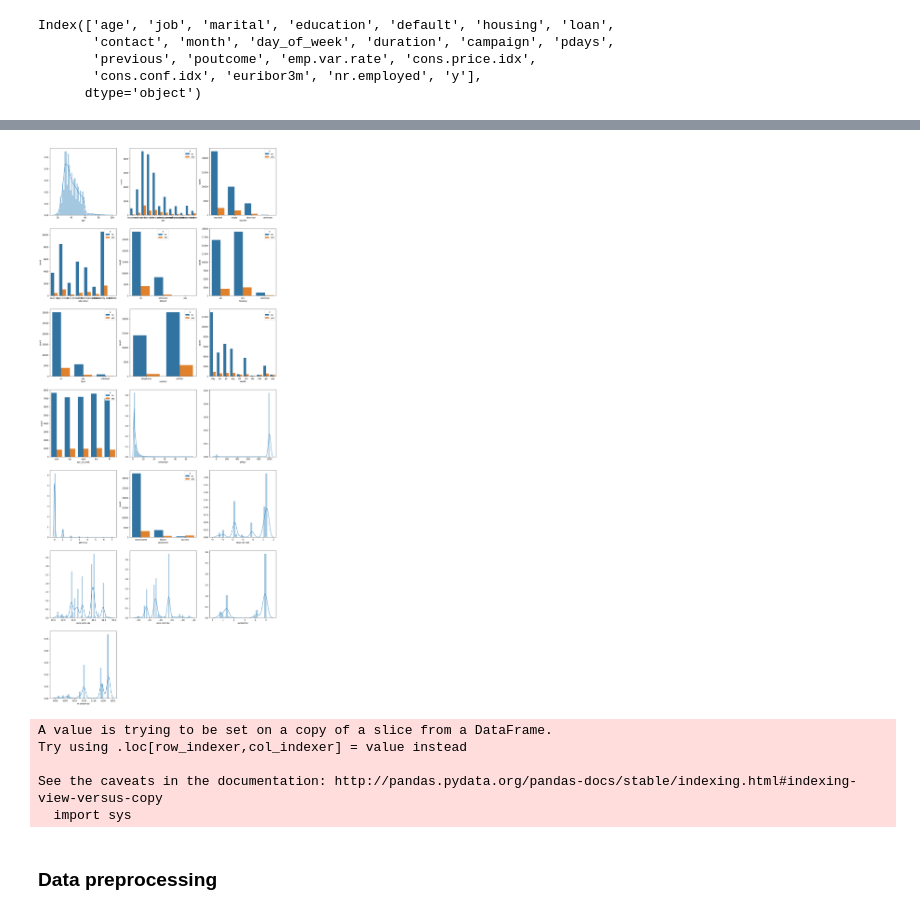
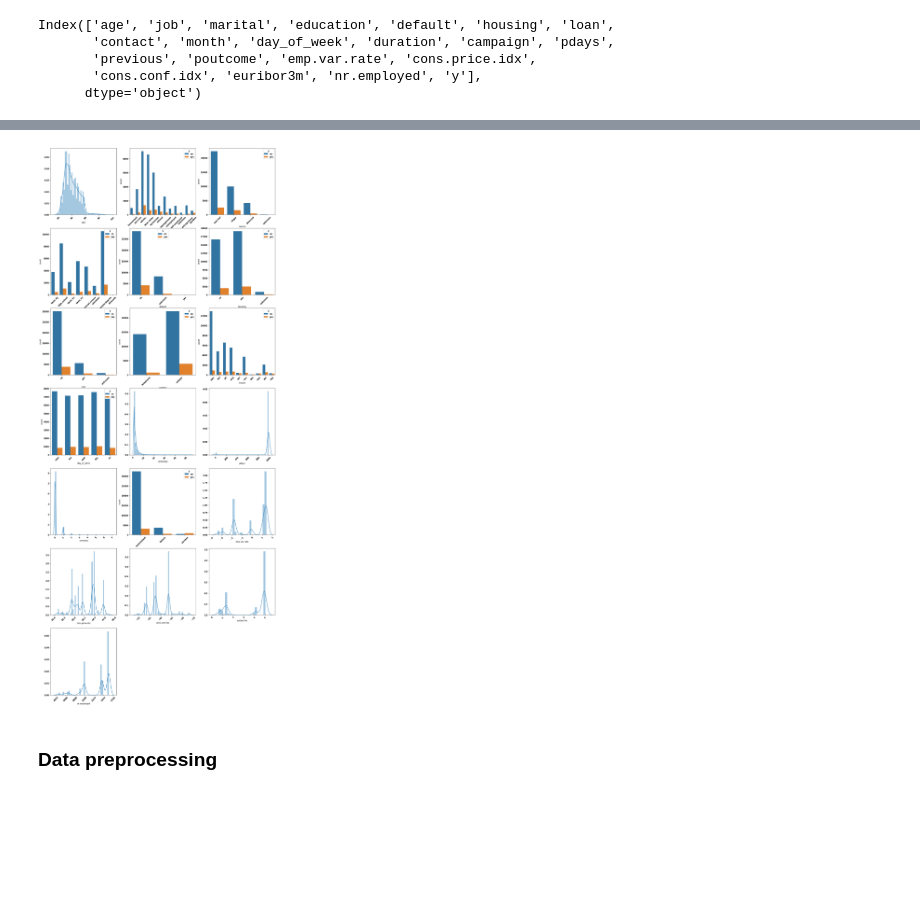
Before and after one commit to ng-kode/Bank-Marketing, a Jupyter notebook: Untitled2.ipynb, the cells around one changed output, grey strips where cells are left out. Cells and saved outputs as stored; diff of their text form; code cells hidden in the pictures; blank space fills up the shorter version.

```diff
--- a/Untitled2.ipynb
+++ b/Untitled2.ipynb
@@ -47,34 +50,22 @@ sns.countplot(df['y'])
 # %%
 plt.figure(figsize=(20, 50))
 
 nrows = math.ceil(len(df_features.columns) / 3)
 ncols = 3
 categorical_features = []
 
 for i, col in enumerate(df_features.columns):
     try:
         position = i + 1
         plt.subplot(nrows, ncols, position)
         sns.distplot(df[col])
     except TypeError:
         categorical_features.append(col)
         sns.countplot(x=col, hue='y', data=df)
+    finally:
+        plt.xticks(rotation=45)
 # %% [output]
-[figure, old version]
+[figure, new version]
-# %%
-def pdays_value_convert(x):
-    if x == 999:
-        return -1
-    else:
-        return x
-
-df_features['pdays'] = df_features['pdays'].apply(pdays_value_convert)
-# %% [output]
-A value is trying to be set on a copy of a slice from a DataFrame.
-Try using .loc[row_indexer,col_indexer] = value instead
-
-See the caveats in the documentation: http://pandas.pydata.org/pandas-docs/stable/indexing.html#indexing-view-versus-copy
-  import sys
 # %% [markdown]
 ### Data preprocessing
 # %%
```
Also changed, not shown: parts of 24 cells of this notebook.
